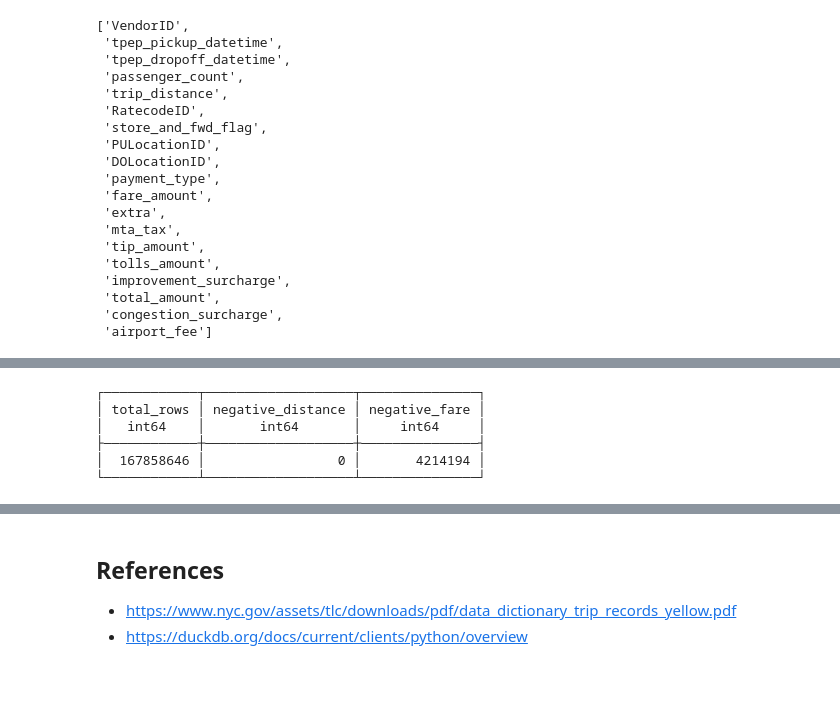
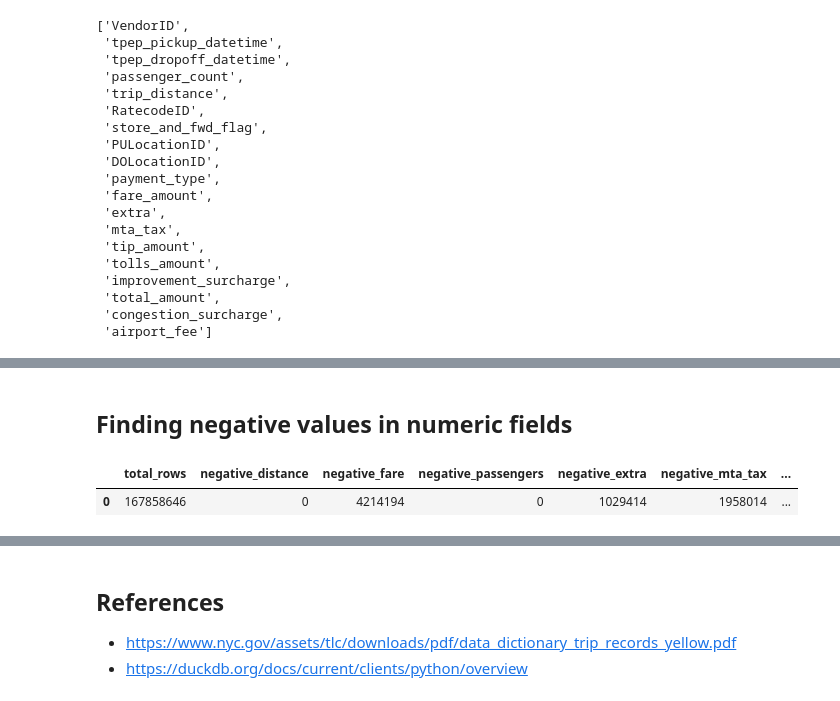
Before and after one commit to ajinikhil/NYC_jaune_taxi_analysis, a Jupyter notebook: NYC_jaune_taxi_analysis/analysis/cleaning.ipynb, the cells around one changed output, grey strips where cells are left out. Drawn from its saved outputs; the diff is of its cells as text; code cells hidden in the pictures.

Commit message:
Move notebook; add negative-value checks

```diff
--- a/analysis/cleaning.ipynb
+++ b/NYC_jaune_taxi_analysis/analysis/cleaning.ipynb
@@ -175,21 +175,28 @@ df
 │ 2022-01-01 02:29:39  │ 2022-01-01 02:53:36   │             1.0 │          5.17 │        1.0 │           48 │          223 │            1 │        19.0 │    0.5 │     0.5 │        0.0 │          0.0  ...
 └──────────────────────┴───────────────────────┴─────────────────┴───────────────┴────────────┴──────────────┴──────────────┴──────────────┴─────────────┴────────┴─────────┴────────────┴────────────── ...
   ? rows (>9999 rows, 20 shown)                                                                                                                                                                          ...
+# %% [markdown]
+## Finding negative values in numeric fields
 # %%
 duckdb.sql("""
             SELECT
             COUNT (*) AS total_rows,
             COUNT (*) FILTER (WHERE trip_distance < 0) AS negative_distance,
-            COUNT (*) FILTER (WHERE fare_amount < 0) AS negative_fare
+            COUNT (*) FILTER (WHERE fare_amount < 0) AS negative_fare,
+            COUNT (*) FILTER (WHERE passenger_count < 0) AS negative_passengers,
+            COUNT (*) FILTER (WHERE extra < 0) AS negative_extra,
+            COUNT (*) FILTER (WHERE mta_tax < 0) AS negative_mta_tax,
+            COUNT (*) FILTER (WHERE tip_amount < 0) AS negative_tip_amount,
+            COUNT (*) FILTER (WHERE tolls_amount < 0) AS negative_tolls_amount,
+            COUNT (*) FILTER (WHERE improvement_surcharge < 0) AS negative_improvement_surcharge,
+            COUNT (*) FILTER (WHERE total_amount < 0) AS negative_total_amount,
+            COUNT (*) FILTER (WHERE congestion_surcharge < 0) AS negative_congestion_surcharge,
+            COUNT (*) FILTER (WHERE airport_fee < 0) AS negative_airport_fee
             FROM df
-""")
+""").df()
 # %% [output]
-┌────────────┬───────────────────┬───────────────┐
-│ total_rows │ negative_distance │ negative_fare │
-│   int64    │       int64       │     int64     │
-├────────────┼───────────────────┼───────────────┤
-│  167858646 │                 0 │       4214194 │
-└────────────┴───────────────────┴───────────────┘
+|  | total_rows | negative_distance | negative_fare | negative_passengers | negative_extra | negative_mta_tax | ... |
+| 0 | 167858646 | 0 | 4214194 | 0 | 1029414 | 1958014 | ... |
 # %%
 duckdb.sql("""
             SELECT *
```
Also changed, not shown: 1 other file.
